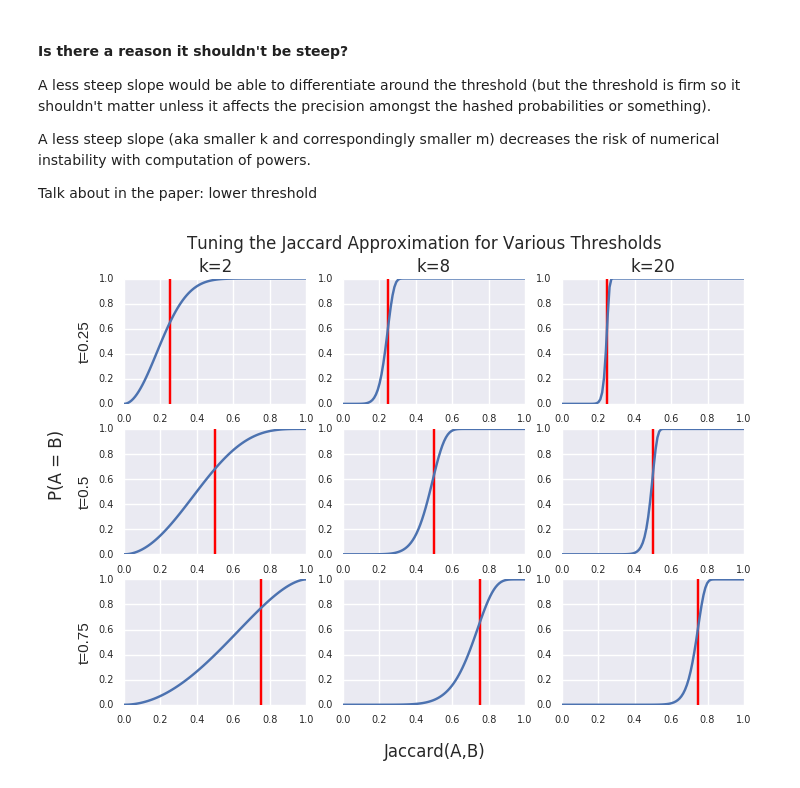
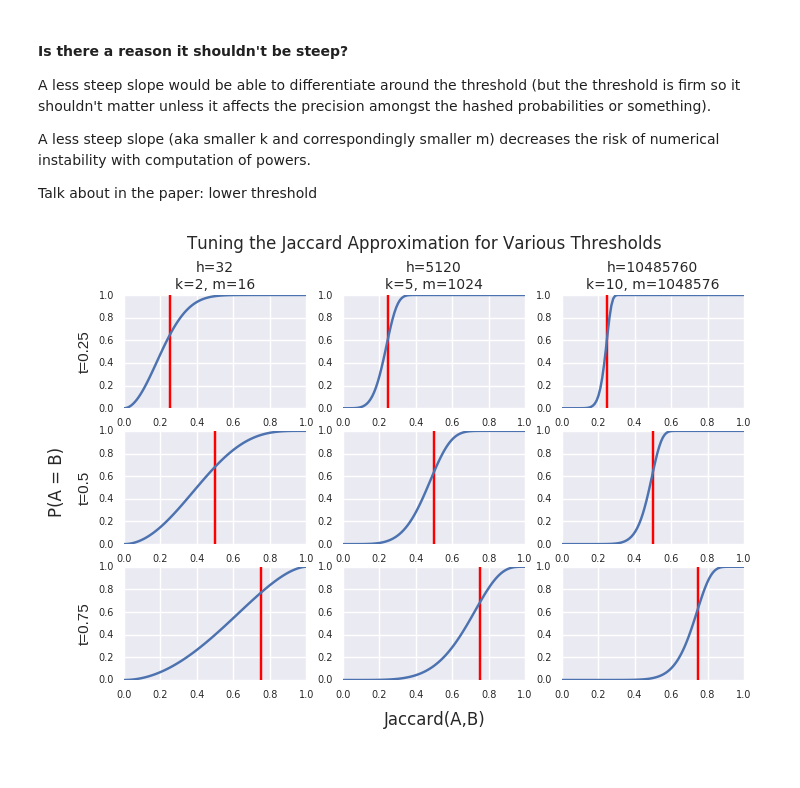
Before and after one commit to acannistra/myria_similarity, a Jupyter notebook: experiments/k-m_experiments.ipynb, the cells around one changed output. Cells and saved outputs as stored; diff of their text form; code cells hidden in the pictures.

Commit message:
Added performance testing notebook and the resulting plots. Tweaked k-m tradeoff plot

```diff
--- a/experiments/k-m_experiments.ipynb
+++ b/experiments/k-m_experiments.ipynb
@@ -73,13 +73,15 @@ interact(interactfun, k=(0,10,1), m=(0,25,0.1))
 
 I get the sense here that something is still not perfect here––what makes this analysis for Jaccard different for the analyses of different algorithms? (nothing, currently). So I'm not sure we're there yet on this.
 # %%
-goal_t = 0.5
+goal_t = 0.8
 def approx_threshold(k,m):
     return (1./m)**(1./k)
 
+
 print "Try these values in the simulator:"
-for k in range(1,10):
+print "k\tm\th\tt"
+for k in range(1,30):
     m = 1/goal_t**k
-    print str(k) + "\t"+ str(m) + "\t" + str(approx_threshold(k,m))
+    print str(k) + "\t"+ str(m) + "\t" + str(k*m) + "\t" + str(approx_threshold(k,m))
 # %% [output]
 Try these values in the simulator:
@@ -135,29 +144,32 @@ Talk about in the paper:
 lower threshold
 # %%
 fig, ax = plt.subplots(3,3)
+fig.subplots_adjust(bottom=0.2)
 t = [0.25, 0.5, 0.75]
-k = [2, 8, 20]
+k = [2, 5, 10]
 for row in range(3):
     for col in range(3):
         m = find_m(k[col], t[row])
         probs = probsim(simspace, k[col], m)
         ax[row, col].plot(simspace, probs)
         ax[row, col].vlines(t[row], 0, 1, colors='r')
         plt.setp(ax[row, col].get_xticklabels(), fontsize=7)
         plt.setp(ax[row, col].get_yticklabels(), fontsize=7)
 
         if row == 0:
-            ax[row, col].set_title("k="+str(k[col]))
+            title = "h=" + str(int(k[col]*m)) + "\nk=" + str(k[col]) + ", m=" + str(int(m))
+            ax[row, col].set_title(title, fontsize=10)
         if col == 0:
             ax[row, col].set_ylabel("t="+str(t[row]))#+", m={:.2}".format(m))
         # Where to label m??? Changes for every plot
 #         ax[row, col].set_ylabel("P(block = block)")
 #         ax[row, col].set_xlabel("Jaccard")
 #         ax[row, col].set_title("t="+str(t[row])+", k="+str(k[col]))
-fig.suptitle("Tuning the Jaccard Approximation for Various Thresholds")
+fig.suptitle("Tuning the Jaccard Approximation for Various Thresholds", y=1.01)
 fig.text(0.03, 0.6, "P(A = B)", rotation=90)
-fig.text(0.45, 0.03, "Jaccard(A,B)")
+fig.text(0.45, 0.12, "Jaccard(A,B)")
 
-fig.savefig("../plots/k-m_tradeoff.png", dpi=300, pad_inches=0)
+
+fig.savefig("../plots/k-m_tradeoff.png", dpi=300, bbox_inches='tight')
 # %% [output]
-[figure, old version]
+[figure, new version]
```
Also changed, not shown: parts of 1 cell of this notebook, 18 other files.
